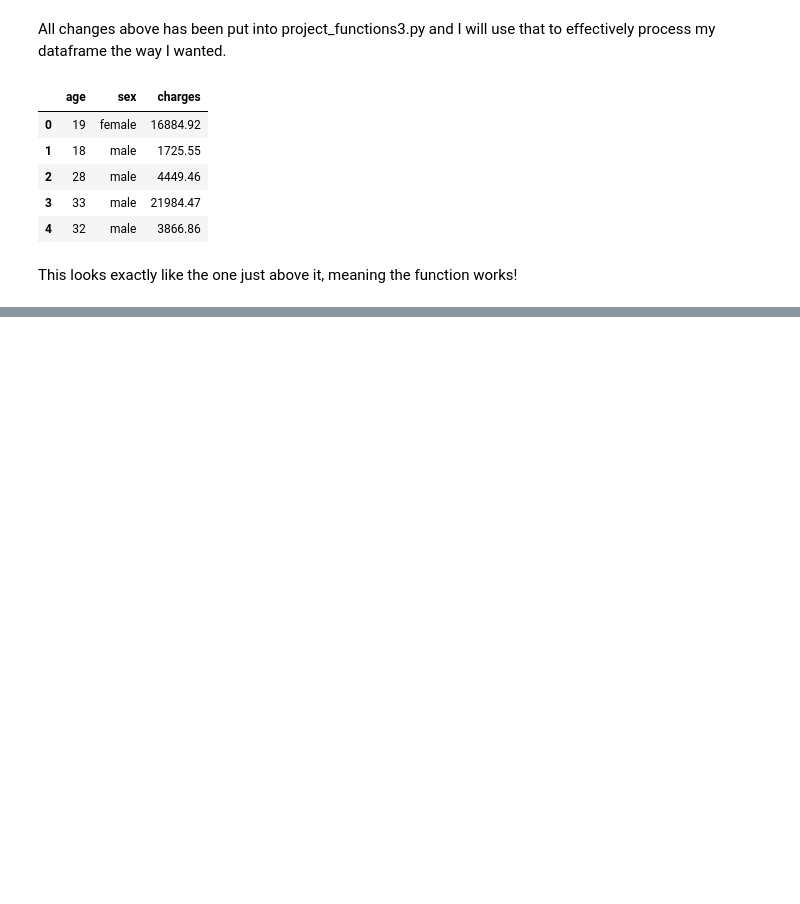
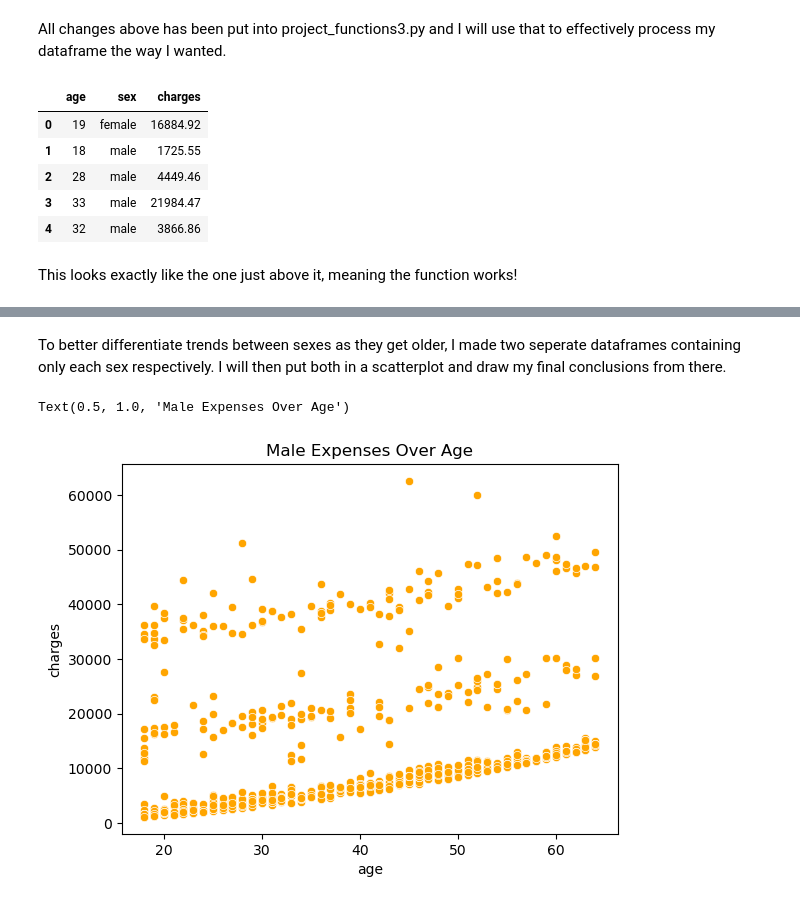
Before and after one commit to ubco-W2022T1-cosc301/project-group44, a Jupyter notebook: notebooks/analysis3.ipynb, the cells around one changed output, grey strips where cells are left out. Drawn from its saved outputs; the diff is of its cells as text; code cells hidden in the pictures; blank space fills up the shorter version.

```diff
--- a/notebooks/analysis3.ipynb
+++ b/notebooks/analysis3.ipynb
@@ -156,0 +168,5 @@ This looks exactly like the one just above it, meaning the function works!
+# %%
+dfMale = dfClean[dfClean["sex"] == "male"]
+print(dfMale)
+dfFemale = dfClean[dfClean["sex"] == "female"]
+print(dfFemale)
@@ -156,0 +191,8 @@ This looks exactly like the one just above it, meaning the function works!
+# %% [markdown]
+To better differentiate trends between sexes as they get older, I made two seperate dataframes containing only each sex respectively. I will then put both in a scatterplot and draw my final conclusions from there.
+# %%
+sns.scatterplot(data = dfMale, x ='age', y = 'charges', color = 'orange')
+plt.title("Male Expenses Over Age")
+# %% [output]
+Text(0.5, 1.0, 'Male Expenses Over Age')
+[figure, added]
```
Also changed, not shown: parts of 11 cells of this notebook.
